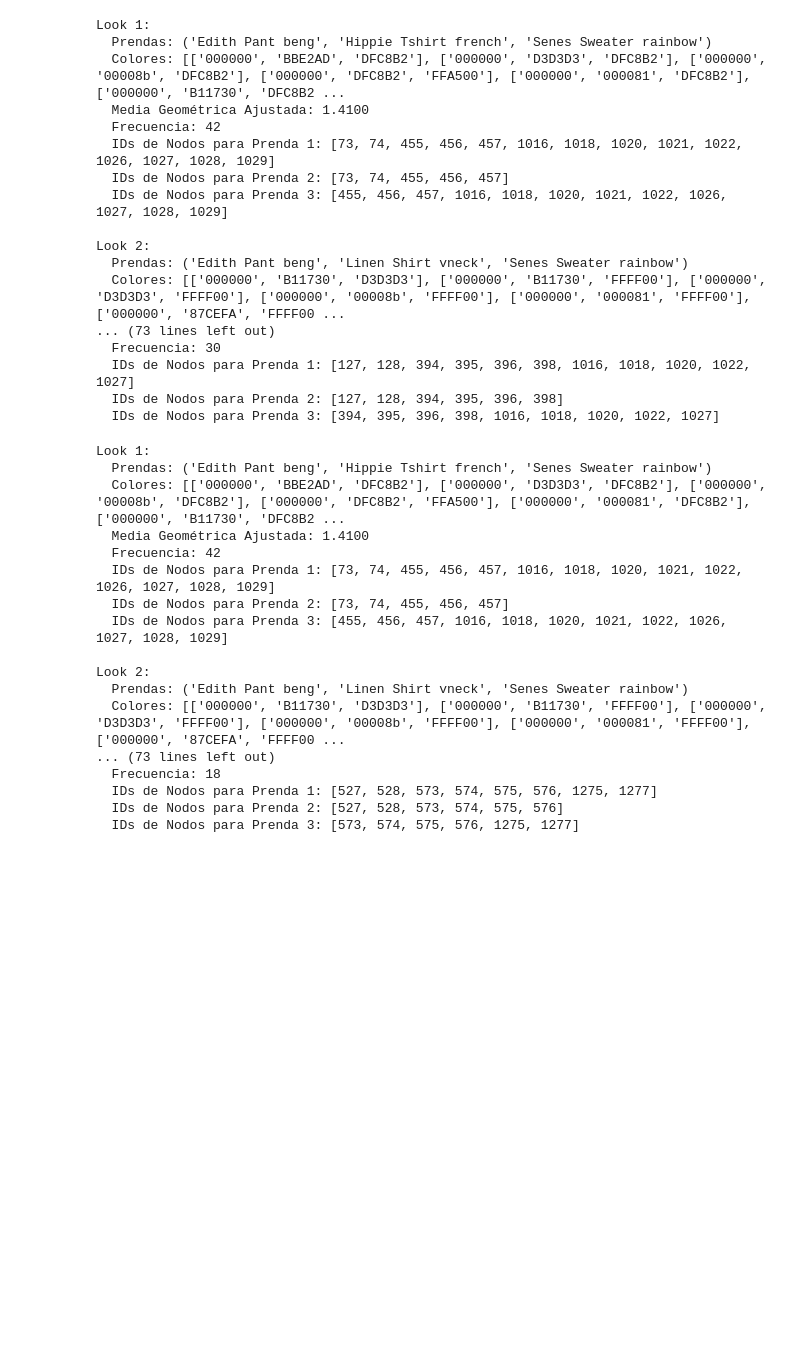
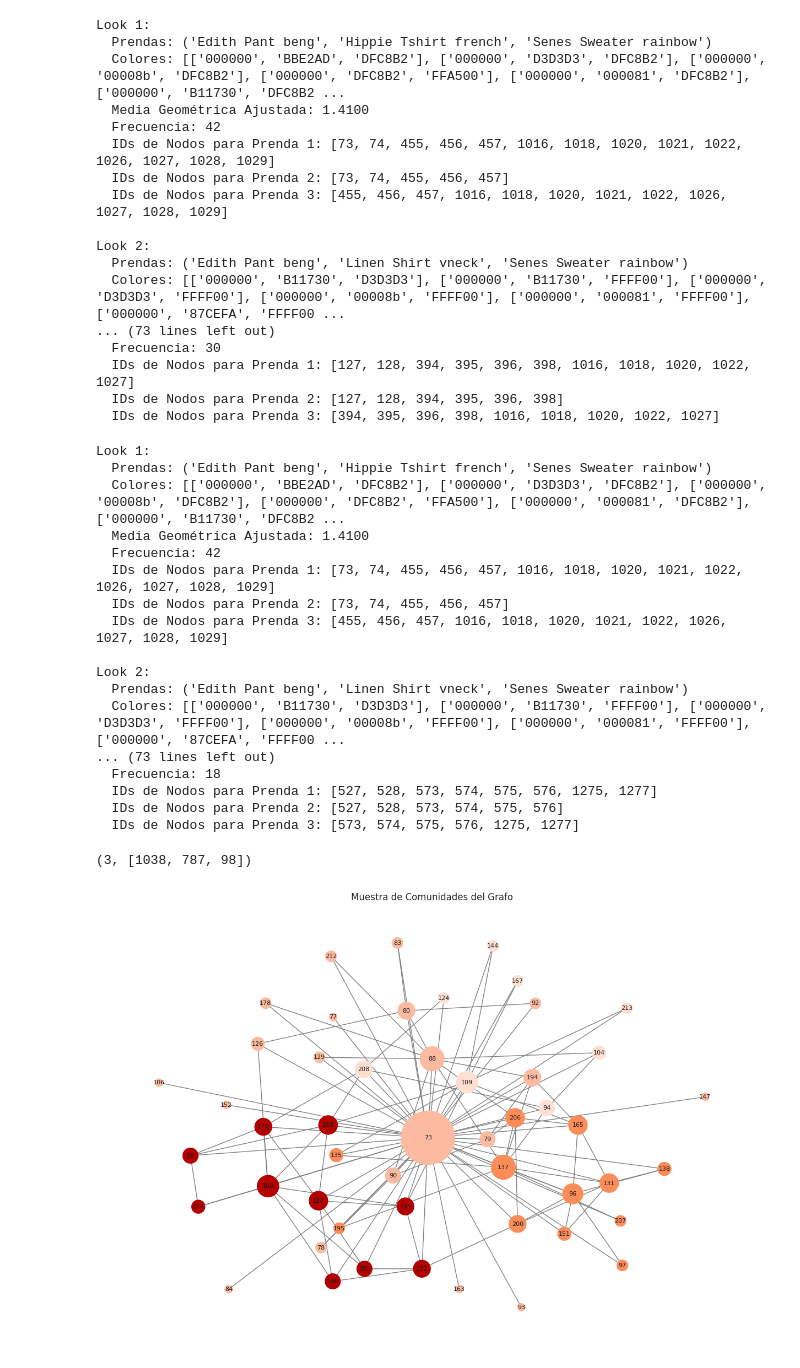
Before and after one commit to xaabizulu/24_25_3_R10_Verde_Oscuro, a Jupyter notebook: 02__Grafo_Colabs.ipynb, the cells around one changed output. Cells and saved outputs as stored; diff of their text form; code cells hidden in the pictures; blank space fills up the shorter version.

```diff
--- a/02__Grafo_Colabs.ipynb
+++ b/02__Grafo_Colabs.ipynb
@@ -1231,3 +1231,71 @@ Look 2:
   IDs de Nodos para Prenda 1: [527, 528, 573, 574, 575, 576, 1275, 1277]
   IDs de Nodos para Prenda 2: [527, 528, 573, 574, 575, 576]
   IDs de Nodos para Prenda 3: [573, 574, 575, 576, 1275, 1277]
+# %%
+import networkx as nx
+from networkx.algorithms.community import greedy_modularity_communities
+
+
+# Detectar comunidades en el grafo completo
+comunidades = list(greedy_modularity_communities(G7))
+
+# Análisis numérico de comunidades
+num_comunidades = len(comunidades)
+tamanos_comunidades = [len(c) for c in comunidades]
+
+# Resultados
+num_comunidades, tamanos_comunidades
+# %% [output]
+(3, [1038, 787, 98])
+# %%
+import random
+from networkx.algorithms.community import greedy_modularity_communities
+
+def graficar_grafo_con_nodo73(G, muestra=50, nodo_fijo=73):
+    # Obtener una muestra conectada que incluya el nodo 73
+    def obtener_muestra_con_nodo(G, muestra, nodo_fijo):
+        visitados = {nodo_fijo}
+        cola = [nodo_fijo]
+
+        while cola and len(visitados) < muestra:
+            nodo = cola.pop(0)
+            if nodo not in visitados:
+                visitados.add(nodo)
+            cola.extend(n for n in G.neighbors(nodo) if n not in visitados)
+
+        return list(visitados)
+
+    nodos_muestra = obtener_muestra_con_nodo(G, muestra, nodo_fijo)
+    subgrafo = G.subgraph(nodos_muestra)
+
+    # Detectar comunidades (máximo 3)
+    comunidades = list(greedy_modularity_communities(subgrafo))[:3]
+    colores = {}
+    for idx, comunidad in enumerate(comunidades):
+        for nodo in comunidad:
+            colores[nodo] = idx
+
+    # Colores rojo, naranja y amarillo
+    color_map = ['#FCBBA1', '#FC8D59', '#B30000']
+    node_colors = [color_map[colores.get(nodo, -1)] if colores.get(nodo, -1) >= 0 else "#FEE0D2" for nodo in subgrafo.nodes()]
+    node_sizes = [subgrafo.degree(nodo) * 100 for nodo in subgrafo.nodes()]  # Escalar el tamaño por el grado
+
+    # Dibujar el grafo
+    pos = nx.spring_layout(subgrafo, seed=42)  # Disposición de los nodos
+    plt.figure(figsize=(12, 8))
+    nx.draw(
+        subgrafo,
+        pos,
+        with_labels=True,
+        node_color=node_colors,
+        node_size=node_sizes,
+        edge_color="gray",
+        font_size=8
+    )
+    plt.title("Muestra de Comunidades del Grafo")
+    plt.show()
+
+# Llamar a la función
+graficar_grafo_con_nodo73(G7)
+# %% [output]
+[figure, added]
```
